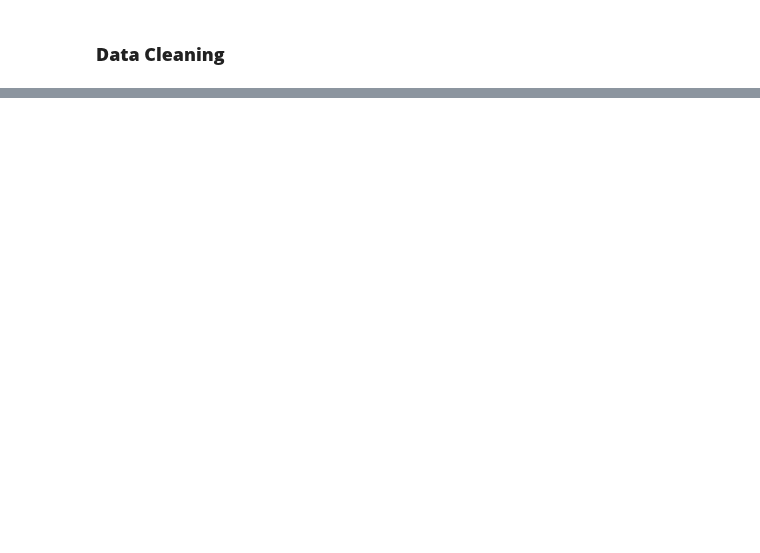
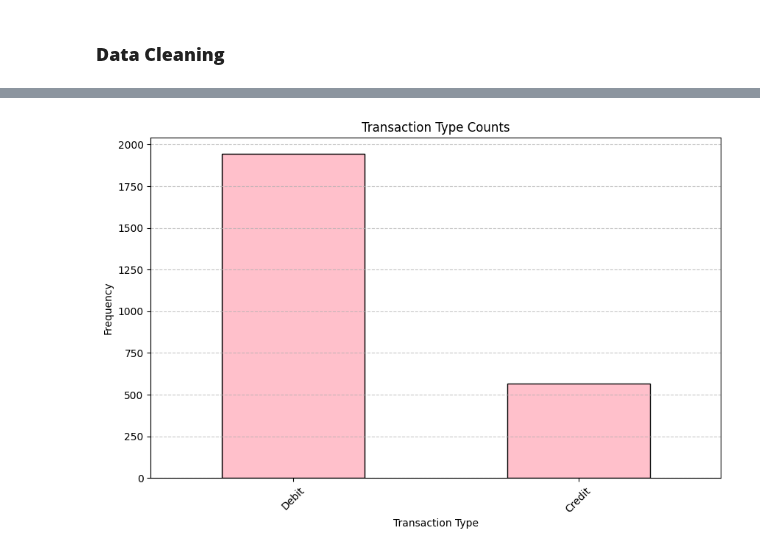
Before and after one commit to briannemcgrath/PFDA, a Jupyter notebook: project/project_bank_transactions.ipynb, the cells around one changed output, grey strips where cells are left out. Drawn from its saved outputs; the diff is of its cells as text; code cells hidden in the pictures; blank space fills up the shorter version.

```diff
--- a/project/project_bank_transactions.ipynb
+++ b/project/project_bank_transactions.ipynb
@@ -102,0 +136,12 @@ array(['Debit', 'Credit'], dtype=object)
+# %%
+
+transaction_type_counts = df['TransactionType'].value_counts()
+transaction_type_counts.plot(kind='bar', figsize=(10, 6), color='pink', edgecolor='black')
+plt.grid(axis='y', linestyle='--', alpha=0.7)
+plt.title('Transaction Type Counts')
+plt.xlabel('Transaction Type')
+plt.ylabel('Frequency')
+plt.xticks(rotation=45)
+plt.show()
+# %% [output]
+[figure, added]
```
Also changed, not shown: parts of 17 cells of this notebook.
